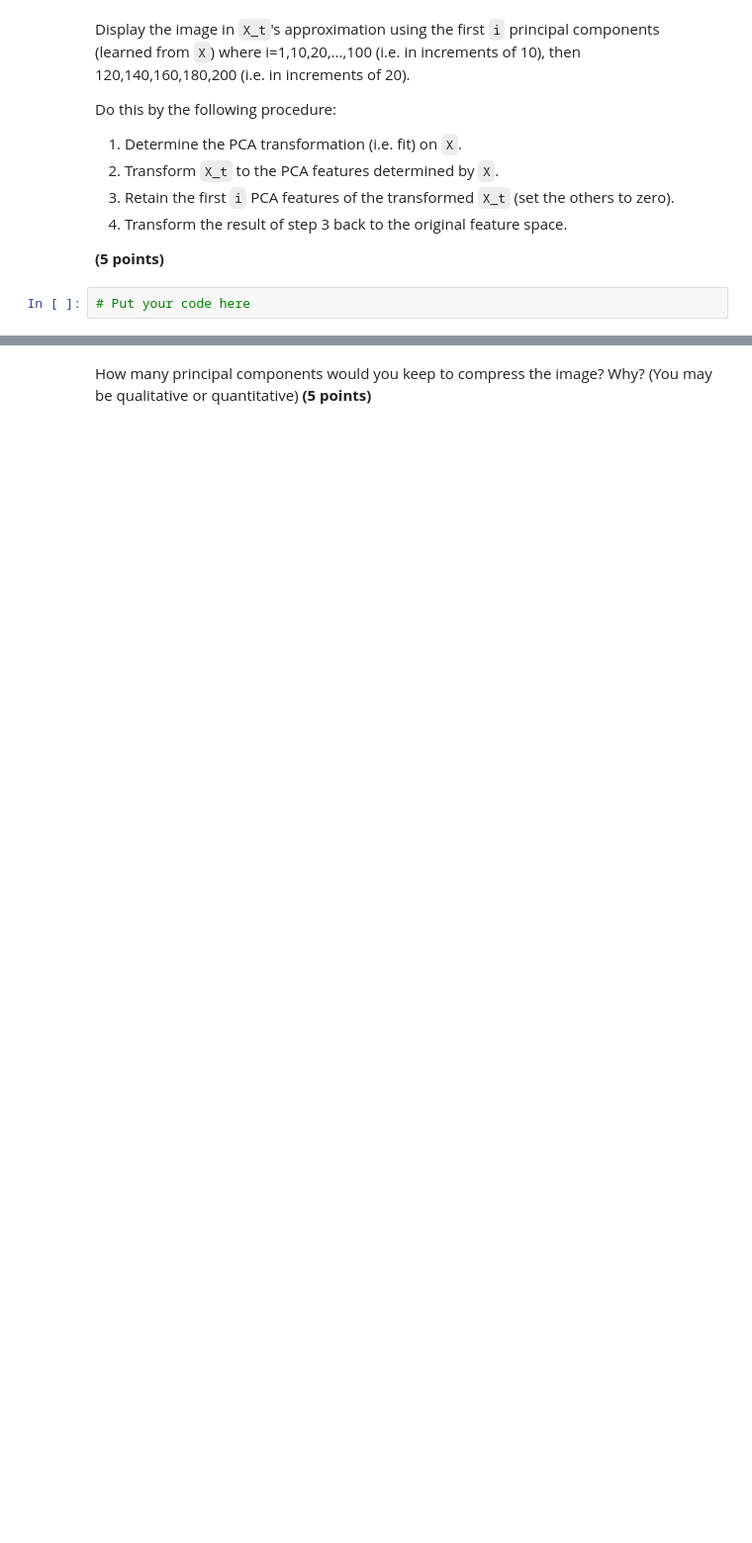
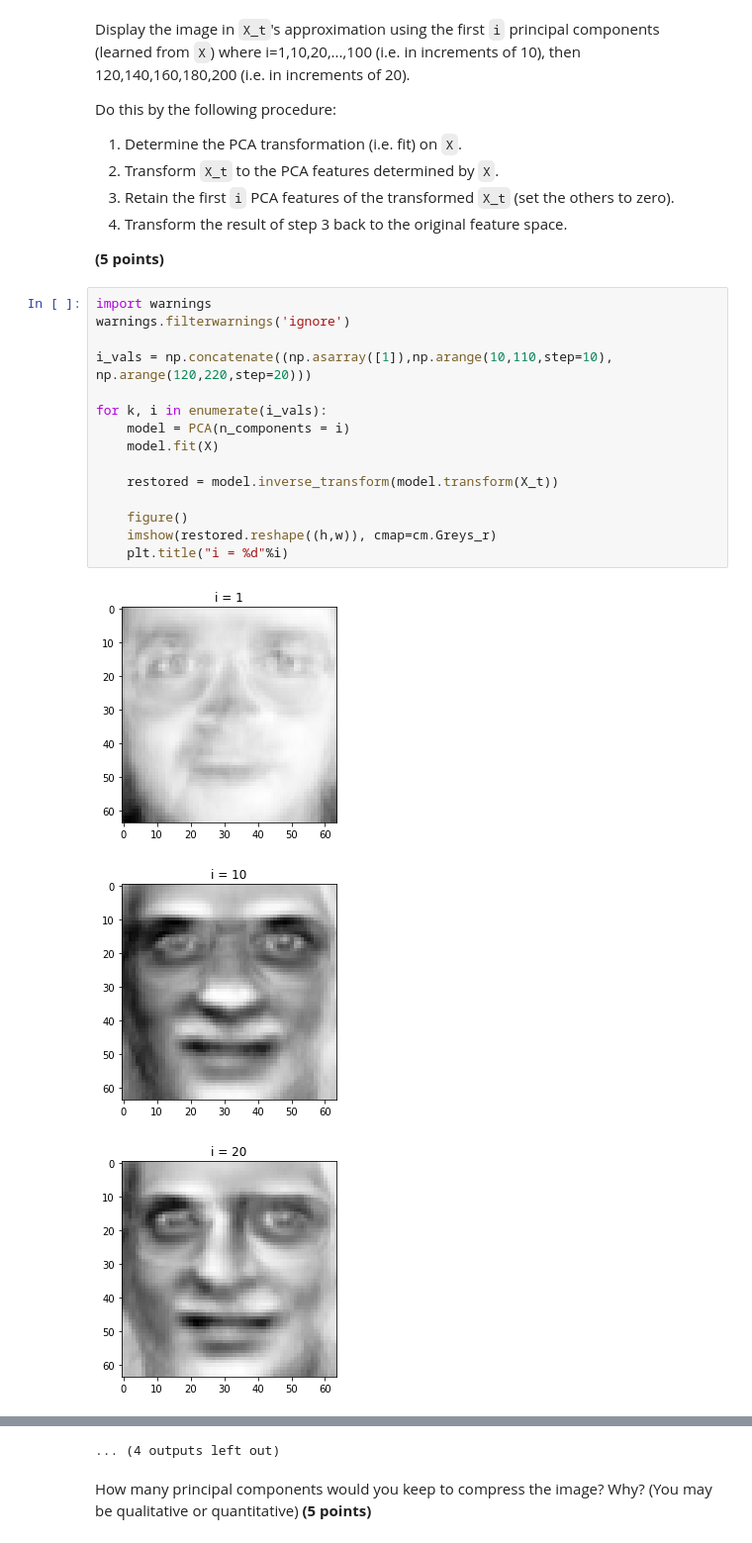
Before and after one commit to artur-sak13/Understanding-BD, a Jupyter notebook: lab5vvv/sak2.ipynb, the cells around one changed output, grey strips where cells are left out. Shown at 99% size. Cells and saved outputs as stored; diff of their text form; blank space fills up the shorter version.

```diff
--- a/lab5vvv/sak2.ipynb
+++ b/lab5vvv/sak2.ipynb
@@ -308,5 +372,22 @@ Do this by the following procedure:
 4. Transform the result of step 3 back to the original feature space.
 
 <b>(5 points)</b>
-# %%
-# Put your code here
+# %%
+import warnings
+warnings.filterwarnings('ignore')
+
+i_vals = np.concatenate((np.asarray([1]),np.arange(10,110,step=10), np.arange(120,220,step=20)))
+
+for k, i in enumerate(i_vals):
+    model = PCA(n_components = i)
+    model.fit(X)
+
+    restored = model.inverse_transform(model.transform(X_t))
+
+    figure()
+    imshow(restored.reshape((h,w)), cmap=cm.Greys_r)
+    plt.title("i = %d"%i)
+# %% [output]
+[figure, added]
+[figure, added]
+[figure, added]
@@ -313,2 +403,3 @@ Do this by the following procedure:
+... (4 outputs left out)
 # %% [markdown]
 How many principal components would you keep to compress the image? Why? (You may be qualitative or quantitative) <b>(5 points)</b>
```
Also changed, not shown: parts of 40 cells of this notebook.
